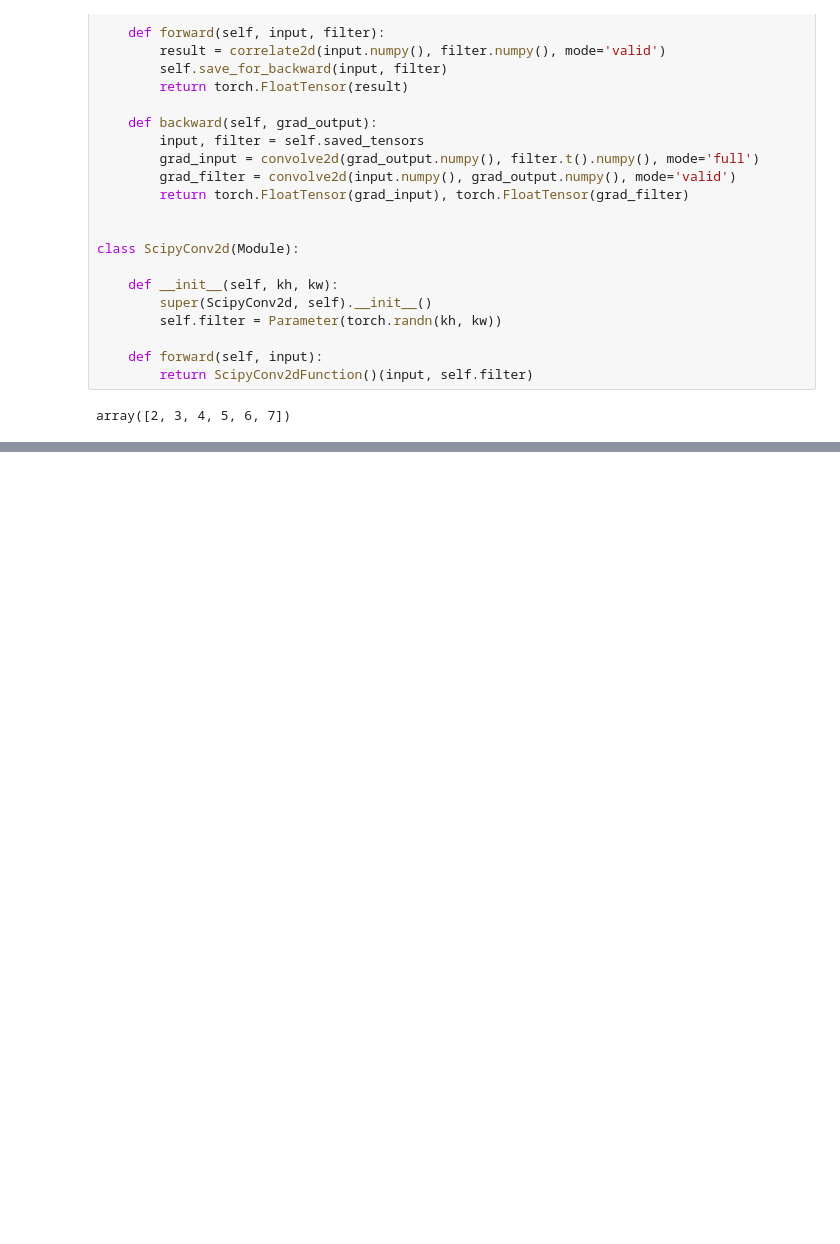
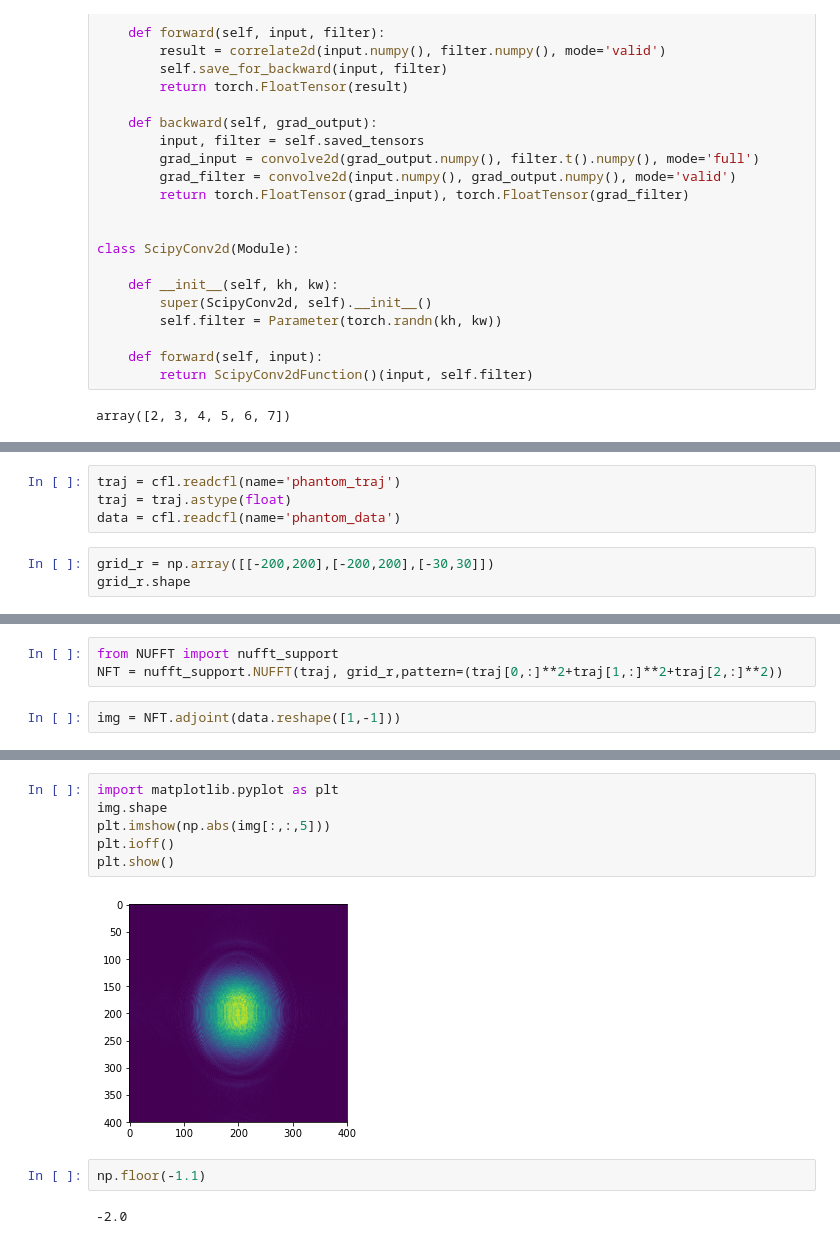
Before and after one commit to nicholas-zhu/MRI_tools, a Jupyter notebook: Untitled.ipynb, the cells around one changed output, grey strips where cells are left out. Saved outputs shown, nothing was run; the diff lists cells and outputs as text; blank space fills up the shorter version.

```diff
--- a/Untitled.ipynb
+++ b/Untitled.ipynb
@@ -245,0 +175,7 @@ for i in range(nsamples):
+# %%
+traj = cfl.readcfl(name='phantom_traj')
+traj = traj.astype(float)
+data = cfl.readcfl(name='phantom_data')
+# %%
+grid_r = np.array([[-200,200],[-200,200],[-30,30]])
+grid_r.shape
@@ -245,0 +184,5 @@ for i in range(nsamples):
+# %%
+from NUFFT import nufft_support
+NFT = nufft_support.NUFFT(traj, grid_r,pattern=(traj[0,:]**2+traj[1,:]**2+traj[2,:]**2))
+# %%
+img = NFT.adjoint(data.reshape([1,-1]))
@@ -245,0 +207,12 @@ for i in range(nsamples):
+# %%
+import matplotlib.pyplot as plt
+img.shape
+plt.imshow(np.abs(img[:,:,5]))
+plt.ioff()
+plt.show()
+# %% [output]
+[figure, added]
+# %%
+np.floor(-1.1)
+# %% [output]
+-2.0
```
Also changed, not shown: parts of 7 cells of this notebook.
